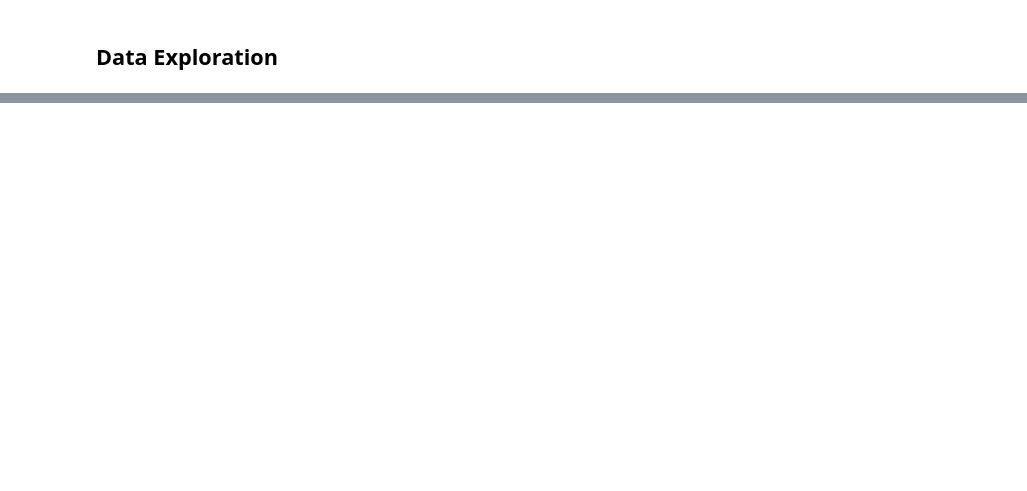
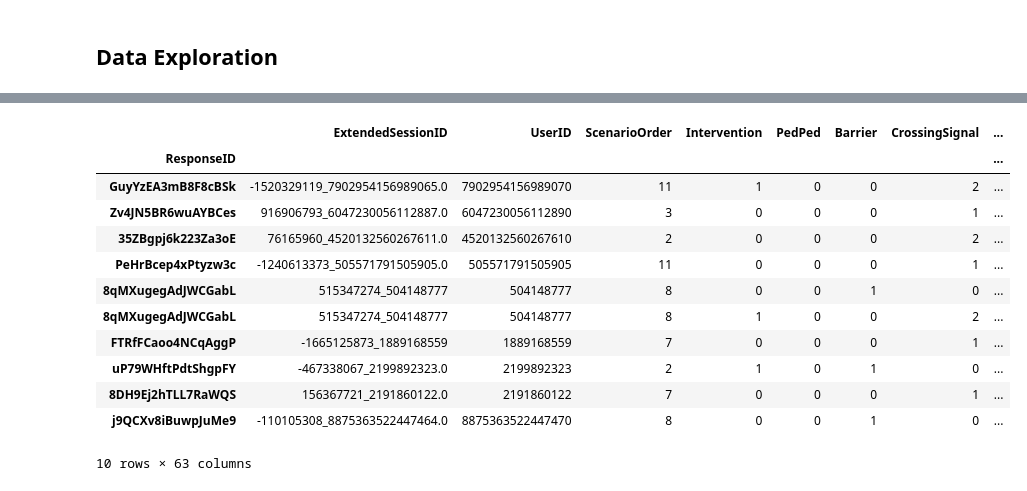
Before and after one commit to ryansteed/heuristic-moral-machine, a Jupyter notebook: jupyter/exploration.ipynb, the cells around one changed output, grey strips where cells are left out. Saved outputs shown, nothing was run; the diff lists cells and outputs as text; code cells hidden in the pictures; blank space fills up the shorter version.

```diff
--- a/jupyter/exploration.ipynb
+++ b/jupyter/exploration.ipynb
@@ -115,0 +181,8 @@ display(df[df['ResponseID'] == df.groupby(by='ResponseID').size().sort_values(as
+# %%
+from sklearn.model_selection import train_test_split
+
+X = df_joined.drop(labels=["Intervened"], axis='columns', inplace=False)
+y = df_joined["Intervened"]
+X_train, X_test, y_train, y_test = train_test_split(X, y, test_size=0.2, random_state=1)
+X_train, X_val, y_train, y_val = train_test_split(X_train, y_train, test_size=0.2, random_state=1)
+X_test, X_dev, y_test, y_dev = train_test_split(X_test, y_test, test_size=0.2, random_state=1)
@@ -115,0 +225,9 @@ display(df[df['ResponseID'] == df.groupby(by='ResponseID').size().sort_values(as
+# %%
+from snorkel.labeling import PandasLFApplier
+
+lfs = [lf_doctors, lf_utilitarian]
+
+applier = PandasLFApplier(lfs=lfs)
+L_train = applier.apply(df=X_train)
+L_dev = applier.apply(df=X_dev)
+L_train
@@ -115,0 +256,6 @@ display(df[df['ResponseID'] == df.groupby(by='ResponseID').size().sort_values(as
+# %%
+from snorkel.analysis import get_label_buckets
+
+# misclassified - labeled intervention, actually not
+buckets = get_label_buckets(y_dev, L_dev[:, 1])
+X_dev.iloc[buckets[0,1]]
@@ -115,0 +283,21 @@ display(df[df['ResponseID'] == df.groupby(by='ResponseID').size().sort_values(as
+# %%
+## TODO: check this - probably buggy
+# false positives? (intervene when not supposed to?)
+# this is where doctors voted intervene
+X_train.iloc[L_train[:, 1] == 1].sample(10, random_state=1)
+# this is where doctors abstained, but utilitarian voted
+X_train.iloc[buckets[(0, -1)]].sample(10, random_state=1)
+# %% [output]
+|  | ExtendedSessionID | UserID | ScenarioOrder | Intervention | PedPed | Barrier | CrossingSignal | ... |
+| ResponseID |  |  |  |  |  |  |  | ... |
+| GuyYzEA3mB8F8cBSk | -1520329119_7902954156989065.0 | 7902954156989070 | 11 | 1 | 0 | 0 | 2 | ... |
+| Zv4JN5BR6wuAYBCes | 916906793_6047230056112887.0 | 6047230056112890 | 3 | 0 | 0 | 0 | 1 | ... |
+| 35ZBgpj6k223Za3oE | 76165960_4520132560267611.0 | 4520132560267610 | 2 | 0 | 0 | 0 | 2 | ... |
+| PeHrBcep4xPtyzw3c | -1240613373_505571791505905.0 | 505571791505905 | 11 | 0 | 0 | 0 | 1 | ... |
+| 8qMXugegAdJWCGabL | 515347274_504148777 | 504148777 | 8 | 0 | 0 | 1 | 0 | ... |
+| 8qMXugegAdJWCGabL | 515347274_504148777 | 504148777 | 8 | 1 | 0 | 0 | 2 | ... |
+| FTRfFCaoo4NCqAggP | -1665125873_1889168559 | 1889168559 | 7 | 0 | 0 | 0 | 1 | ... |
+| uP79WHftPdtShgpFY | -467338067_2199892323.0 | 2199892323 | 2 | 1 | 0 | 1 | 0 | ... |
+| 8DH9Ej2hTLL7RaWQS | 156367721_2191860122.0 | 2191860122 | 7 | 0 | 0 | 0 | 1 | ... |
+| j9QCXv8iBuwpJuMe9 | -110105308_8875363522447464.0 | 8875363522447470 | 8 | 0 | 0 | 1 | 0 | ... |
+10 rows × 63 columns
```
Also changed, not shown: parts of 19 cells of this notebook, 1 other file.
